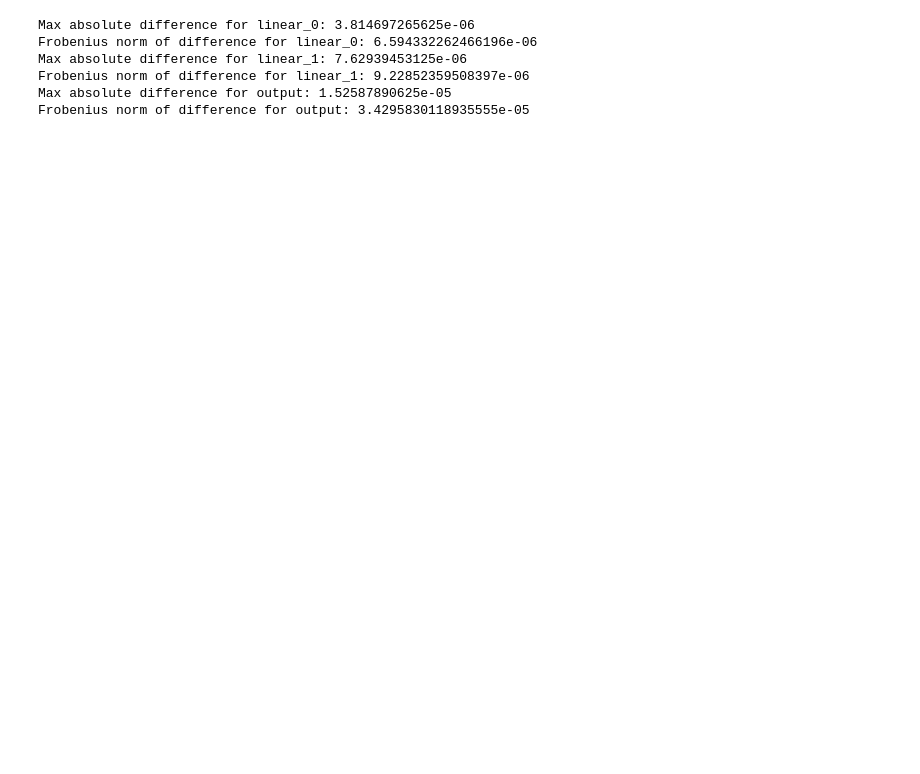
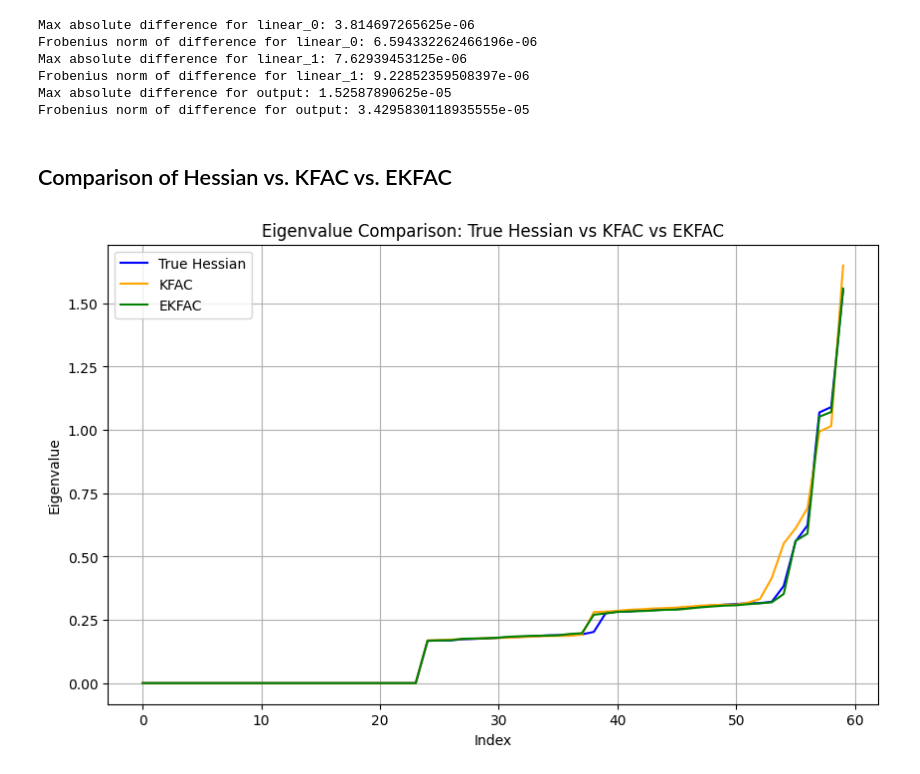
Before and after one commit to gsindlinger/Hessian-Approximation-for-Toy-Models, a Jupyter notebook: analysis.ipynb, the cells around one changed output. Cells and saved outputs as stored; diff of their text form; code cells hidden in the pictures; blank space fills up the shorter version.

Commit message:
remove duplicate eigenvalue correction method + add simple plots for analysis

```diff
--- a/analysis.ipynb
+++ b/analysis.ipynb
@@ -413,3 +411,5 @@ Max absolute difference for linear_1: 7.62939453125e-06
 Frobenius norm of difference for linear_1: 9.22852359508397e-06
 Max absolute difference for output: 1.52587890625e-05
 Frobenius norm of difference for output: 3.4295830118935555e-05
+# %% [markdown]
+## Comparison of Hessian vs. KFAC vs. EKFAC
@@ -415,0 +480,16 @@ Frobenius norm of difference for output: 3.4295830118935555e-05
+# %%
+# Plot the eigenvalues
+import matplotlib.pyplot as plt
+
+plt.figure(figsize=(10, 6))
+plt.plot(eigenvalues_true, label="True Hessian", color="blue")
+plt.plot(eigenvalues_kfac, label="KFAC", color="orange")
+plt.plot(eigenvalues_ekfac, label="EKFAC", color="green")
+plt.xlabel("Index")
+plt.ylabel("Eigenvalue")
+plt.title("Eigenvalue Comparison: True Hessian vs KFAC vs EKFAC")
+plt.legend()
+plt.grid(True)
+plt.show()
+# %% [output]
+[figure, added]
```
Also changed, not shown: parts of 5 cells of this notebook, 2 other files.
